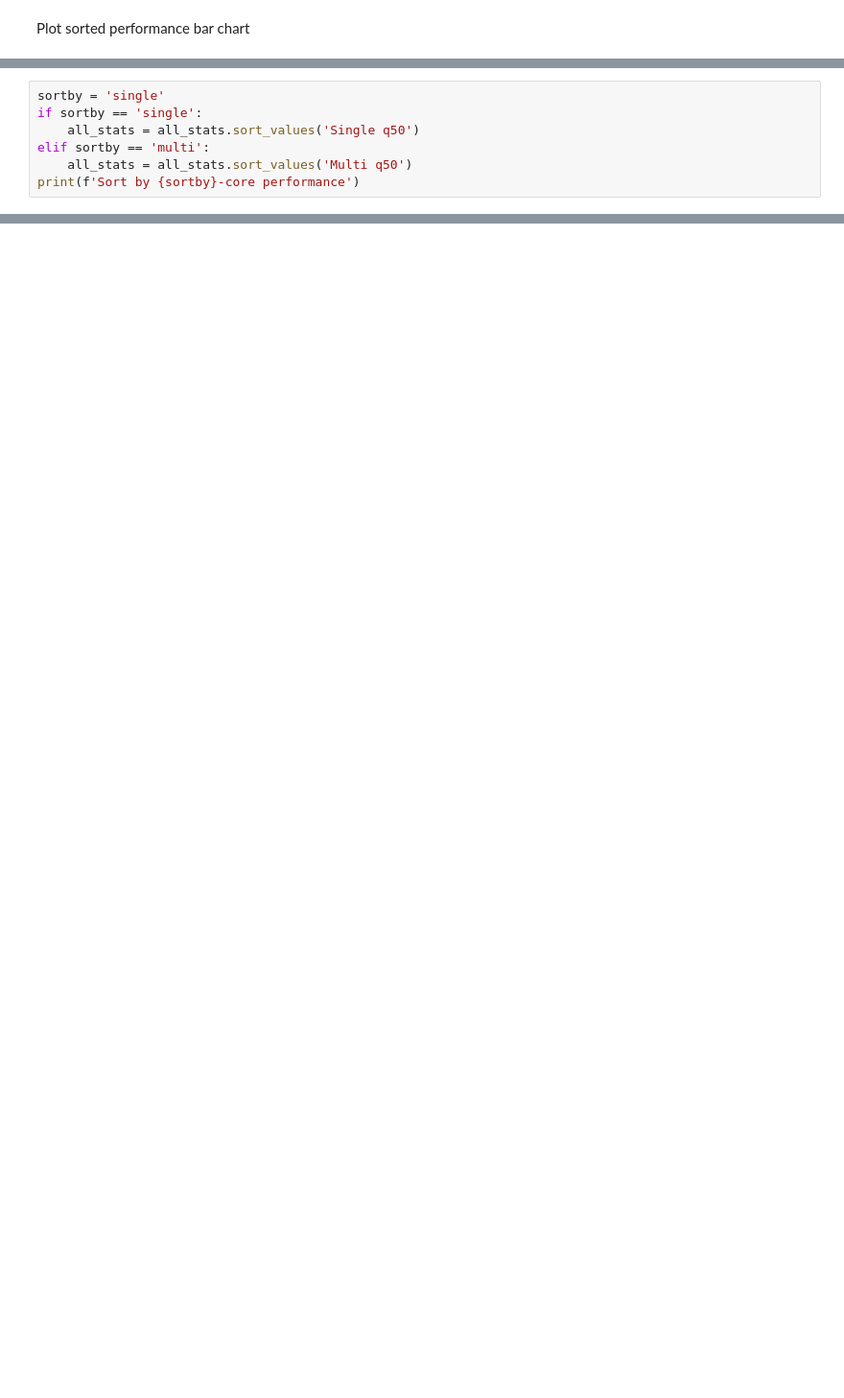
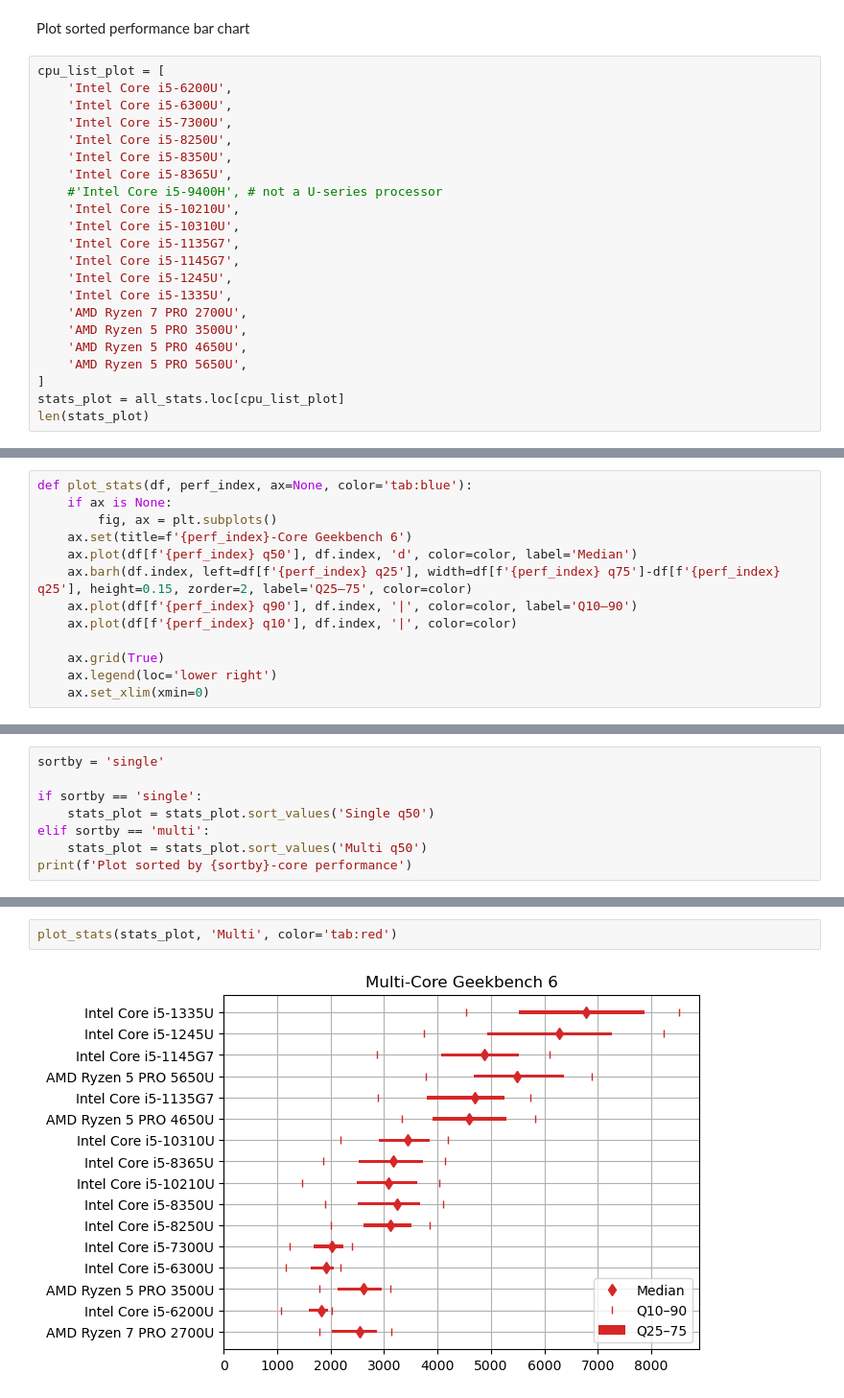
Before and after one commit to pierre-haessig/notebook-cpu-performance, a Jupyter notebook: Retrieve_geekbench.ipynb, the cells around one changed output, grey strips where cells are left out. Shown at 96% size. Cells and saved outputs as stored; diff of their text form; blank space fills up the shorter version.

```diff
--- a/Retrieve_geekbench.ipynb
+++ b/Retrieve_geekbench.ipynb
@@ -321,2 +329,24 @@ all_stats.loc[cpu_list].to_csv('CPUs_GB6_stats.csv')
 # %% [markdown]
 Plot sorted performance bar chart
+# %%
+cpu_list_plot = [
+    'Intel Core i5-6200U',
+    'Intel Core i5-6300U',
+    'Intel Core i5-7300U',
+    'Intel Core i5-8250U',
+    'Intel Core i5-8350U',
+    'Intel Core i5-8365U',
+    #'Intel Core i5-9400H', # not a U-series processor
+    'Intel Core i5-10210U',
+    'Intel Core i5-10310U',
+    'Intel Core i5-1135G7',
+    'Intel Core i5-1145G7',
+    'Intel Core i5-1245U',
+    'Intel Core i5-1335U',
+    'AMD Ryzen 7 PRO 2700U',
+    'AMD Ryzen 5 PRO 3500U',
+    'AMD Ryzen 5 PRO 4650U',
+    'AMD Ryzen 5 PRO 5650U',
+]
+stats_plot = all_stats.loc[cpu_list_plot]
+len(stats_plot)
@@ -322,0 +355,13 @@ Plot sorted performance bar chart
+# %%
+def plot_stats(df, perf_index, ax=None, color='tab:blue'):
+    if ax is None:
+        fig, ax = plt.subplots()
+    ax.set(title=f'{perf_index}-Core Geekbench 6')
+    ax.plot(df[f'{perf_index} q50'], df.index, 'd', color=color, label='Median')
+    ax.barh(df.index, left=df[f'{perf_index} q25'], width=df[f'{perf_index} q75']-df[f'{perf_index} q25'], height=0.15, zorder=2, label='Q25–75', color=color)
+    ax.plot(df[f'{perf_index} q90'], df.index, '|', color=color, label='Q10–90')
+    ax.plot(df[f'{perf_index} q10'], df.index, '|', color=color)
+
+    ax.grid(True)
+    ax.legend(loc='lower right')
+    ax.set_xlim(xmin=0)
@@ -323,8 +370,9 @@ Plot sorted performance bar chart
 # %%
 sortby = 'single'
+
 if sortby == 'single':
-    all_stats = all_stats.sort_values('Single q50')
+    stats_plot = stats_plot.sort_values('Single q50')
 elif sortby == 'multi':
-    all_stats = all_stats.sort_values('Multi q50')
-print(f'Sort by {sortby}-core performance')
+    stats_plot = stats_plot.sort_values('Multi q50')
+print(f'Plot sorted by {sortby}-core performance')
 # %% [output]
@@ -355,0 +380,4 @@ fig.savefig(f'CPUs_GB6_stats_sort-{sortby}.png', dpi=300)
+# %%
+plot_stats(stats_plot, 'Multi', color='tab:red')
+# %% [output]
+[figure, added]
```
Also changed, not shown: parts of 17 cells of this notebook, 5 other files.
